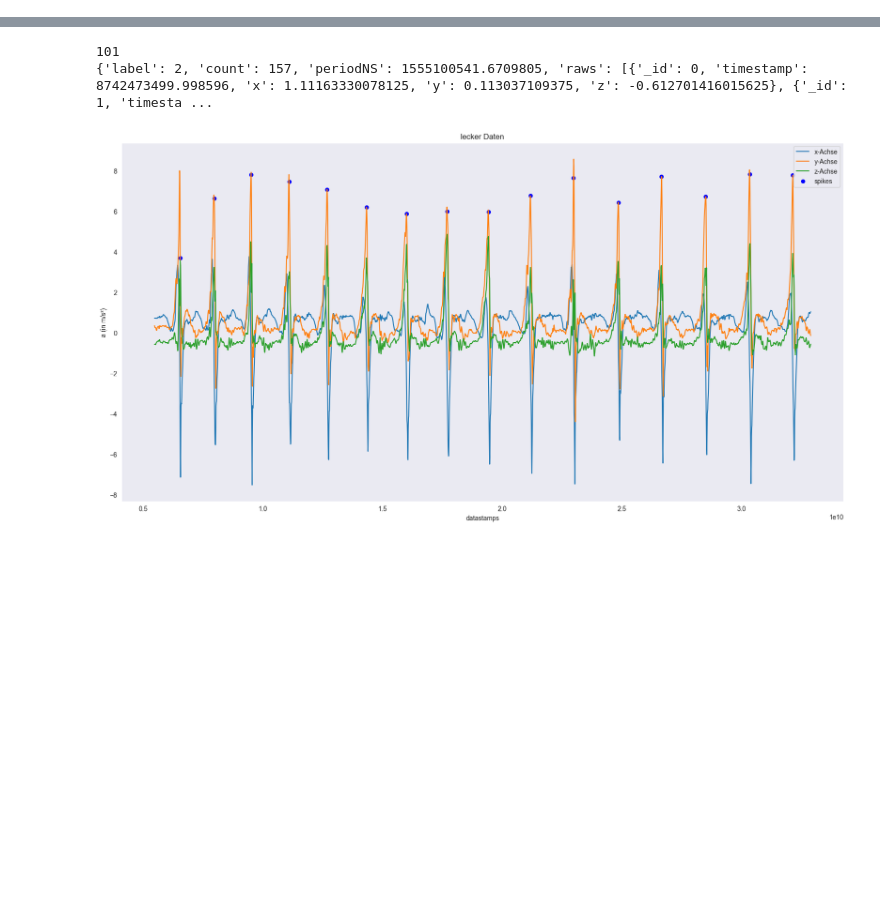
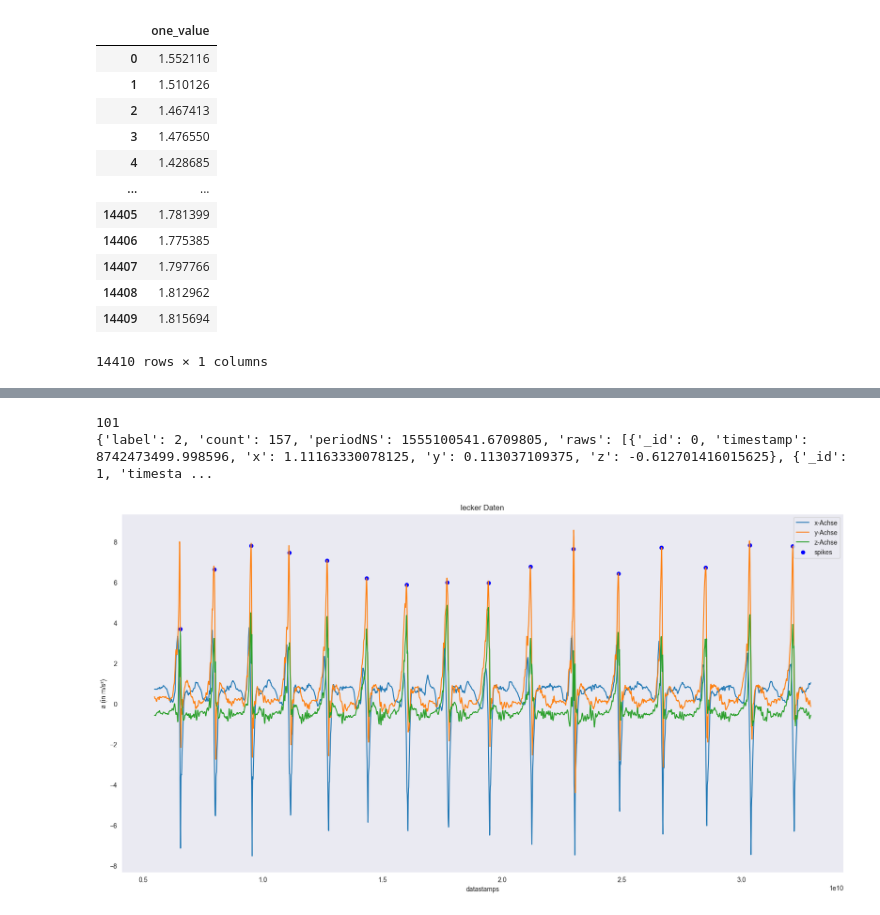
Before and after one commit to lalul335/Boxschlag-Klassifikation, a Jupyter notebook: test_2.ipynb, the cells around one changed output, grey strips where cells are left out. Drawn from its saved outputs; the diff is of its cells as text; code cells hidden in the pictures; blank space fills up the shorter version.

Commit message:
preprocessing verbessert

```diff
--- a/test_2.ipynb
+++ b/test_2.ipynb
@@ -16,14 +33,19 @@ from sklearn.decomposition import PCA
 # %%
-# für den Mac
-with open('/Users/raouldoublan/Documents/GitHub/Boxschlag-Klassifikation/data/complete_smartpunch_dataset_7606punches.json', 'r') as f:
-    smartpunch = json.load(f)
 
-data_Ger_Acc = extract_accelerometer_data(r'/Users/raouldoublan/Documents/GitHub/Boxschlag-Klassifikation/data/Max_Gerade.csv')
-data_Kopf_Acc = extract_accelerometer_data(r'/Users/raouldoublan/Documents/GitHub/Boxschlag-Klassifikation/data/Max_Kopfhacken.csv')
-data_Kinn_Acc = extract_accelerometer_data(r'/Users/raouldoublan/Documents/GitHub/Boxschlag-Klassifikation/data/Max_Kinnhacken.csv')
-data_Gemischt_01 = extract_accelerometer_data(r'/Users/raouldoublan/Documents/GitHub/Boxschlag-Klassifikation/data/Max_Gemischt_01.csv')
-data_Gemischt_02 = extract_accelerometer_data(r'/Users/raouldoublan/Documents/GitHub/Boxschlag-Klassifikation/data/Max_Gemischt_02.csv')
-data_Ger_Gy = extract_gyroscope_data(r'/Users/raouldoublan/Documents/GitHub/Boxschlag-Klassifikation/data/Max_Gerade.csv')
-data_Kinn_Gy = extract_gyroscope_data(r'/Users/raouldoublan/Documents/GitHub/Boxschlag-Klassifikation/data/Max_Kinnhacken.csv')
-data_Kopf_Gy = extract_gyroscope_data(r'/Users/raouldoublan/Documents/GitHub/Boxschlag-Klassifikation/data/Max_Kopfhacken.csv')
-data_Gemischt =extract_accelerometer_data(r'/Users/raouldoublan/Documents/GitHub/Boxschlag-Klassifikation/data/Max_Gemischt_01.csv')
+#Max_Ger = data_preprocessing.extract_data(r'C:\Users\Raoul\Documents\GitHub\Boxschlag-Klassifikation\data\Max_Gerade.csv', startpunkt=250, endpunkt=17350)
+data_Ger_Acc = dp.extract_data('data/Max_Gerade.csv')
+data_Kinn_Acc = dp.extract_data('data/Max_Kinnhaken.csv')
+data_Kopf_Acc = dp.extract_data('data/Max_Kopfhaken.csv')
+
+Bennet_2 = dp.extract_data('data/bennet2.csv')
+Bennet_4 = dp.extract_data('data/bennet4.csv')
+Bennet_3 = dp.extract_data('data/bennet3.csv')
+
+Raoul_Ger = dp.extract_data('data/raoul_gerade.csv', startpunkt=190, endpunkt=14600)
+
+Alex_Ger = dp.extract_data('data/alex_gerade.csv', startpunkt=685, endpunkt=10950)
+
+
+Gerrit_Ger = dp.extract_data('data/gerrit_gerade.csv', startpunkt=450, endpunkt=1475)
+
+Leon_Ger = dp.extract_data('data/leon_gerade.csv', startpunkt=280, endpunkt=14230)
@@ -41,0 +77,16 @@ data_Gemischt = extract_accelerometer_data(r'C:\Users\Raoul\Documents\GitHub\Box
+# %%
+dataframe
+# %% [output]
+|  | one_value |
+| 0 | 1.552116 |
+| 1 | 1.510126 |
+| 2 | 1.467413 |
+| 3 | 1.476550 |
+| 4 | 1.428685 |
+| ... | ... |
+| 14405 | 1.781399 |
+| 14406 | 1.775385 |
+| 14407 | 1.797766 |
+| 14408 | 1.812962 |
+| 14409 | 1.815694 |
+14410 rows × 1 columns
```
Also changed, not shown: parts of 12 cells of this notebook, 1 other file.
